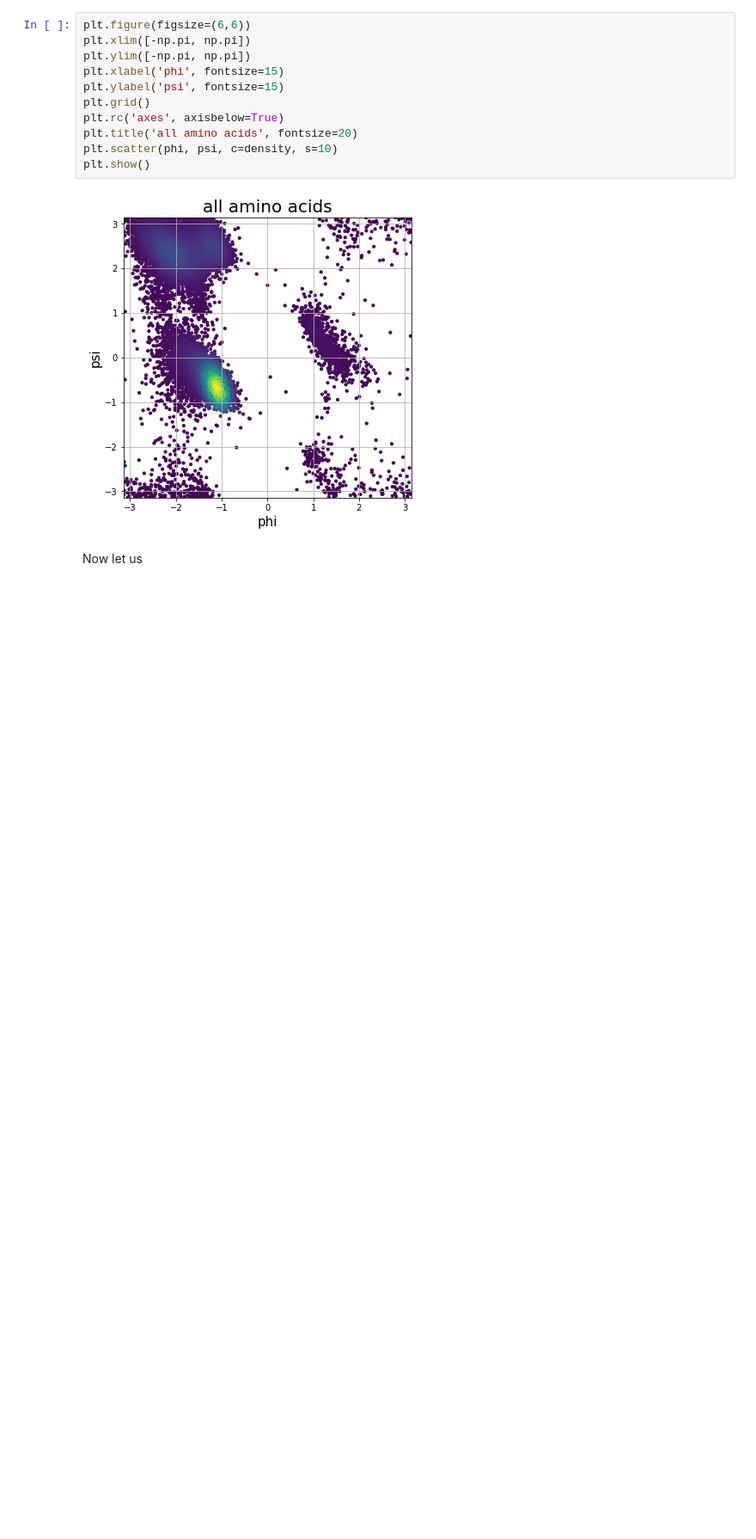
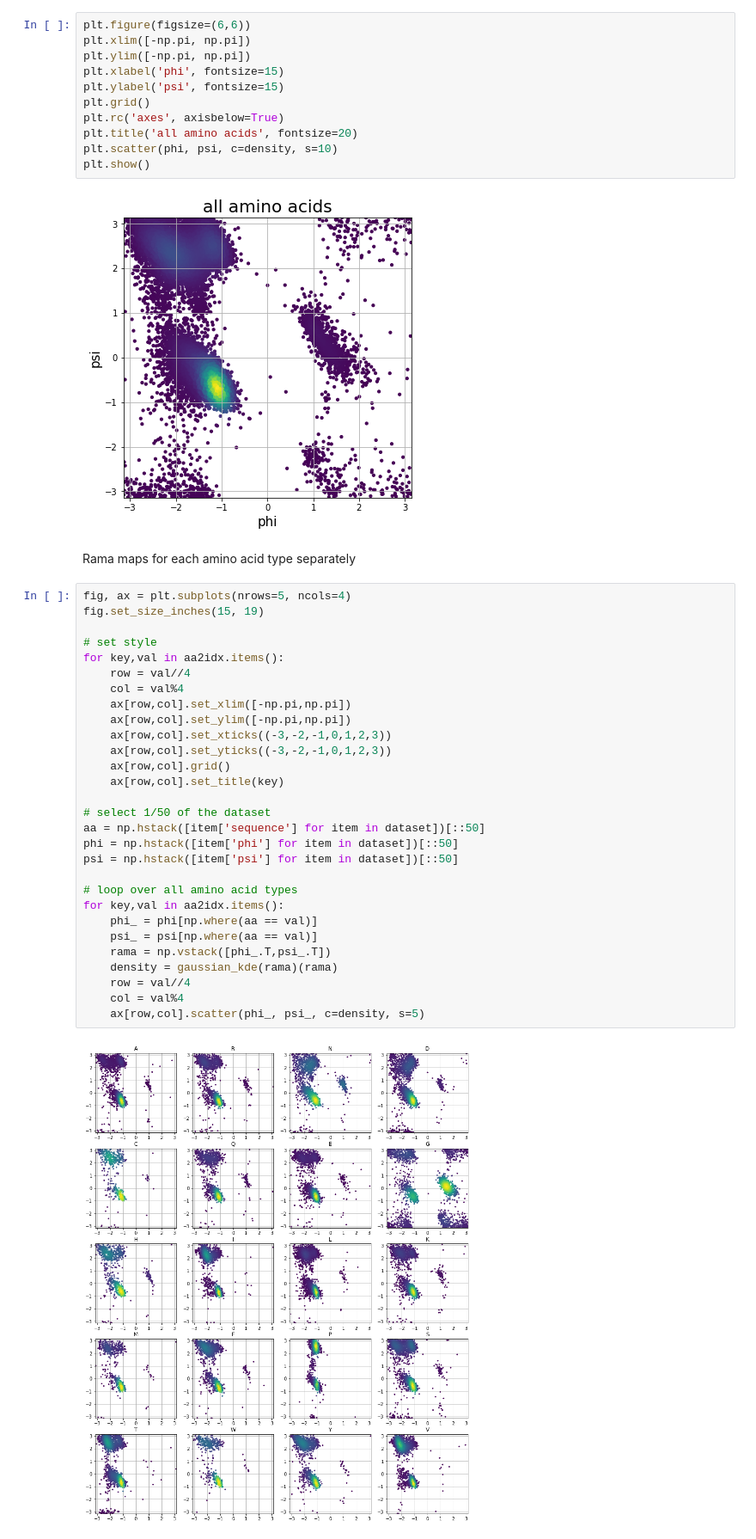
Before and after one commit to gjoni/phipsi, a Jupyter notebook: notebooks/0.0-loading-and-visualizing.ipynb, the cells around one changed output. Shown: that part at 86% size. Drawn from its saved outputs; the diff is of its cells as text; blank space fills up the shorter version.

```diff
--- a/notebooks/0.0-loading-and-visualizing.ipynb
+++ b/notebooks/0.0-loading-and-visualizing.ipynb
@@ -77,5 +77,36 @@ plt.scatter(phi, psi, c=density, s=10)
 plt.show()
 # %% [output]
 [figure]
-# %% [markdown]
-Now let us
+# %% [markdown]
+Rama maps for each amino acid type separately
+# %%
+fig, ax = plt.subplots(nrows=5, ncols=4)
+fig.set_size_inches(15, 19)
+
+# set style
+for key,val in aa2idx.items():
+    row = val//4
+    col = val%4
+    ax[row,col].set_xlim([-np.pi,np.pi])
+    ax[row,col].set_ylim([-np.pi,np.pi])
+    ax[row,col].set_xticks((-3,-2,-1,0,1,2,3))
+    ax[row,col].set_yticks((-3,-2,-1,0,1,2,3))
+    ax[row,col].grid()
+    ax[row,col].set_title(key)
+
+# select 1/50 of the dataset
+aa = np.hstack([item['sequence'] for item in dataset])[::50]
+phi = np.hstack([item['phi'] for item in dataset])[::50]
+psi = np.hstack([item['psi'] for item in dataset])[::50]
+
+# loop over all amino acid types
+for key,val in aa2idx.items():
+    phi_ = phi[np.where(aa == val)]
+    psi_ = psi[np.where(aa == val)]
+    rama = np.vstack([phi_.T,psi_.T])
+    density = gaussian_kde(rama)(rama)
+    row = val//4
+    col = val%4
+    ax[row,col].scatter(phi_, psi_, c=density, s=5)
+# %% [output]
+[figure, added]
```
